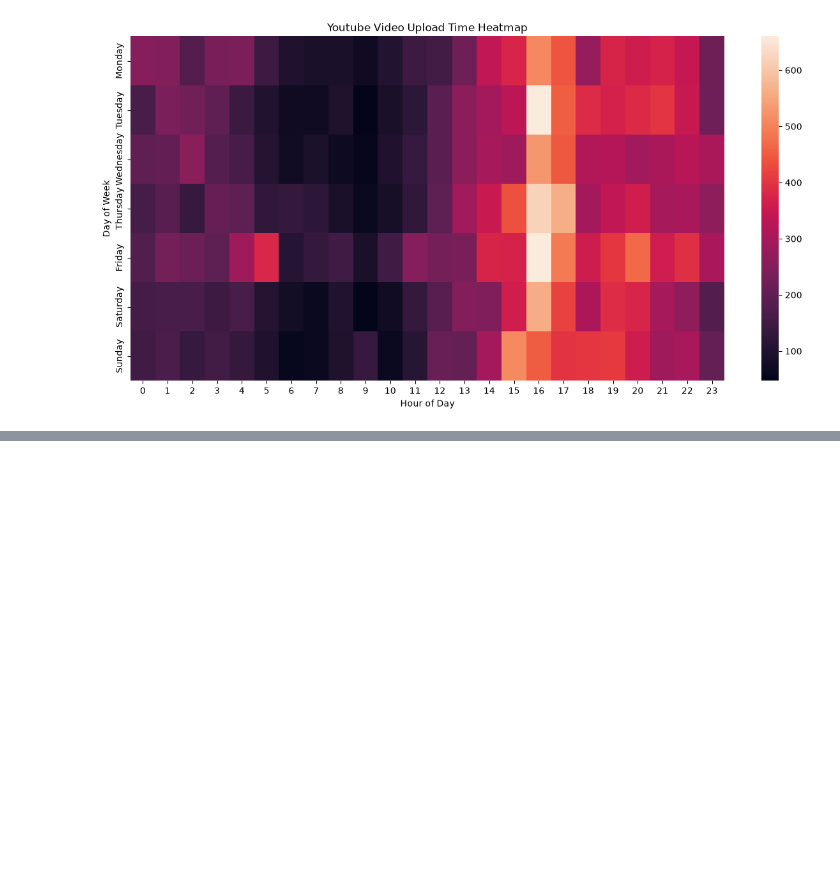
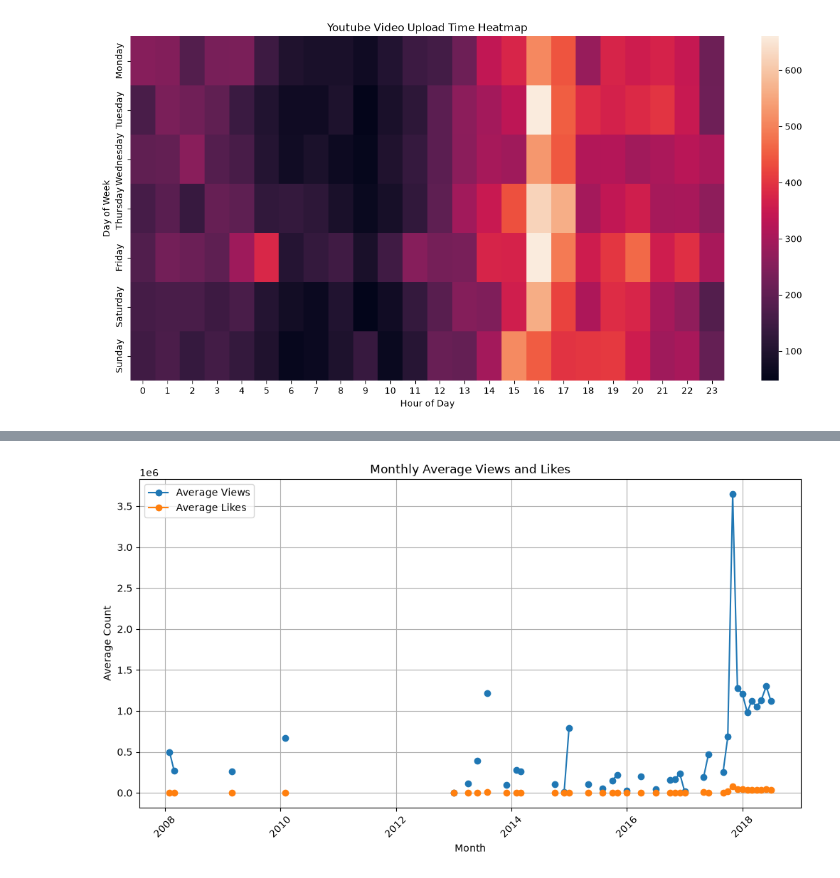
Before and after one commit to suman-126/youtube-trending-video-analysis, a Jupyter notebook: yt_analysis.ipynb, the cells around one changed output, grey strips where cells are left out. Saved outputs shown, nothing was run; the diff lists cells and outputs as text; code cells hidden in the pictures; blank space fills up the shorter version.

```diff
--- a/yt_analysis.ipynb
+++ b/yt_analysis.ipynb
@@ -785,0 +834,39 @@ plt.show()
+# %%
+# Monthly Performance Analysis
+
+monthly_performance = (
+    df
+    .set_index("publish_time")
+    .resample("ME")
+    .agg(
+        Average_Views=("views", "mean"),
+        Average_Likes=("likes", "mean")
+    )
+)
+
+plt.figure(figsize=(12, 6))
+
+plt.plot(
+    monthly_performance.index,
+    monthly_performance["Average_Views"],
+    marker="o",
+    label="Average Views"
+)
+
+plt.plot(
+    monthly_performance.index,
+    monthly_performance["Average_Likes"],
+    marker="o",
+    label="Average Likes"
+)
+
+plt.title("Monthly Average Views and Likes")
+plt.xlabel("Month")
+plt.ylabel("Average Count")
+plt.xticks(rotation=45)
+plt.legend()
+plt.grid()
+
+plt.show()
+# %% [output]
+[figure, added]
```
Also changed, not shown: parts of 6 cells of this notebook, 2 other files.
